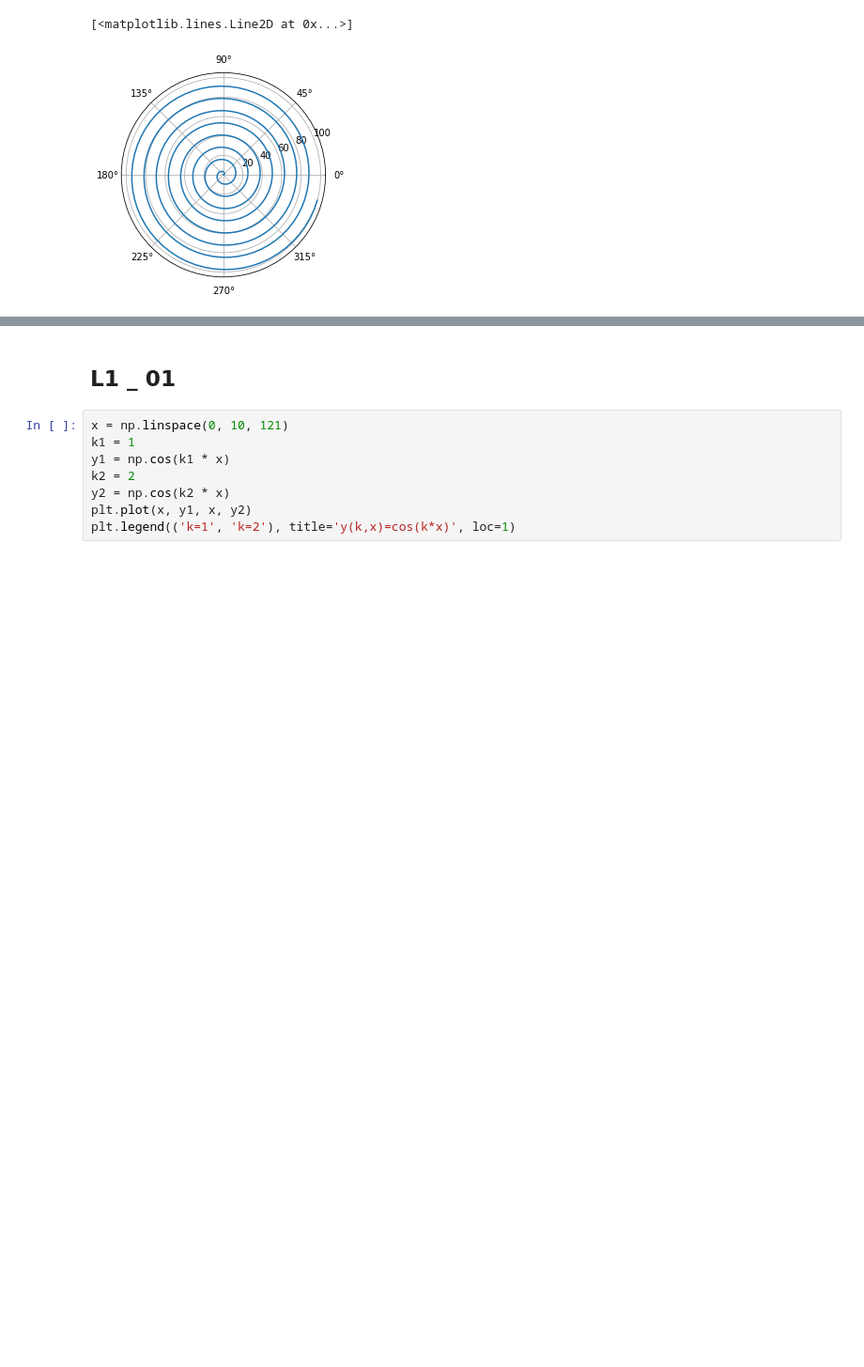
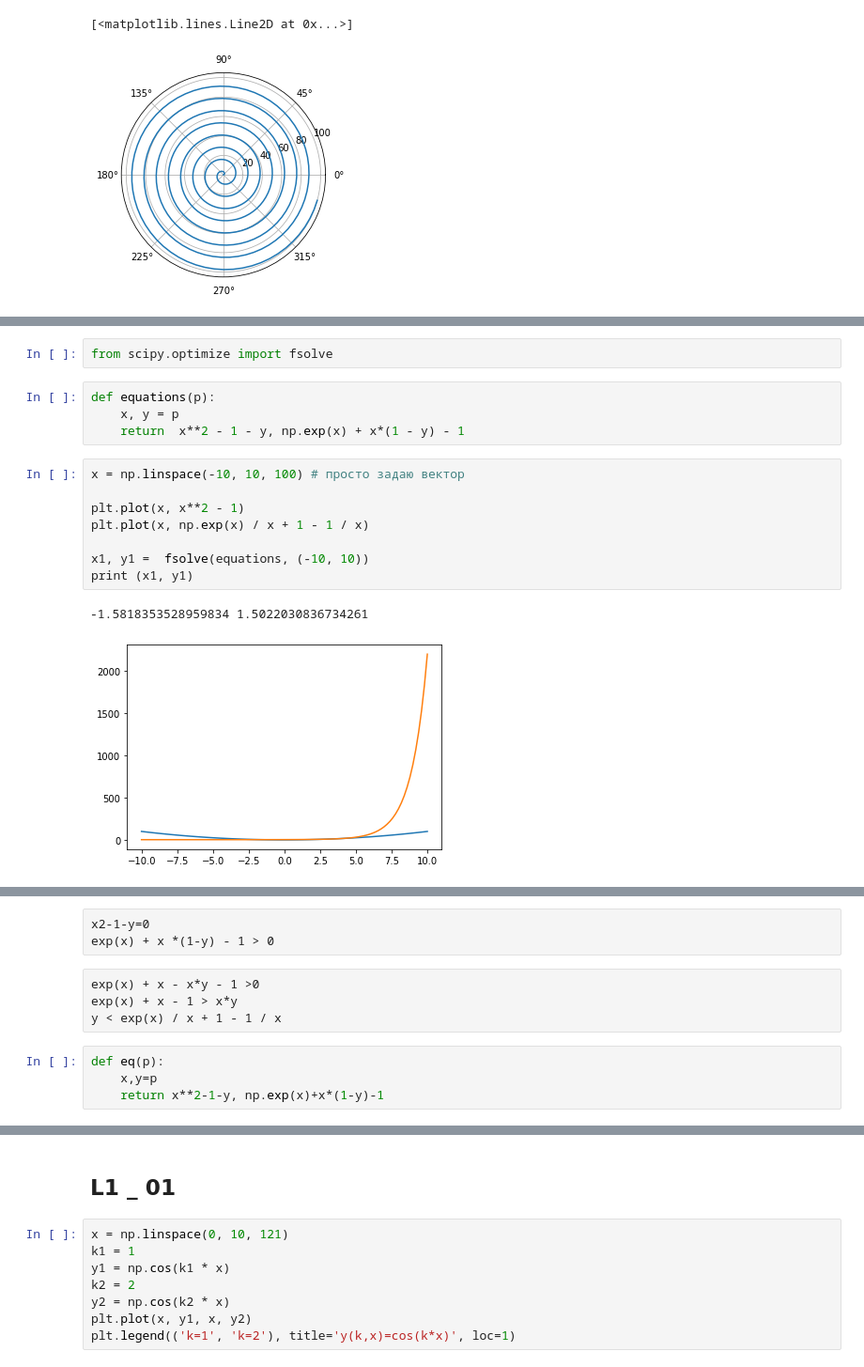
Before and after one commit to romankurnovskii/gb-jupyter, a Jupyter notebook: m01.ipynb, the cells around one changed output, grey strips where cells are left out. Shown at 94% size. Drawn from its saved outputs; the diff is of its cells as text; blank space fills up the shorter version.

```diff
--- a/m01.ipynb
+++ b/m01.ipynb
@@ -164,2 +187,19 @@ np.empty?
+# %%
+from scipy.optimize import fsolve
+# %%
+def equations(p):
+    x, y = p
+    return  x**2 - 1 - y, np.exp(x) + x*(1 - y) - 1
+# %%
+x = np.linspace(-10, 10, 100) # просто задаю вектор
+
+plt.plot(x, x**2 - 1)
+plt.plot(x, np.exp(x) / x + 1 - 1 / x)
+
+x1, y1 =  fsolve(equations, (-10, 10))
+print (x1, y1)
+# %% [output]
+-1.5818353528959834 1.5022030836734261
+[figure, added]
 # %% [markdown]
 y = x2 – 1
@@ -166 +207,12 @@ y = x2 – 1
 exp(x) + x∙(1 – y) > 1
+# %% [raw]
+x2-1-y=0
+exp(x) + x *(1-y) - 1 > 0
+# %% [raw]
+exp(x) + x - x*y - 1 >0
+exp(x) + x - 1 > x*y
+y < exp(x) / x + 1 - 1 / x
+# %%
+def eq(p):
+    x,y=p
+    return x**2-1-y, np.exp(x)+x*(1-y)-1
```
Also changed, not shown: parts of 6 cells of this notebook.
